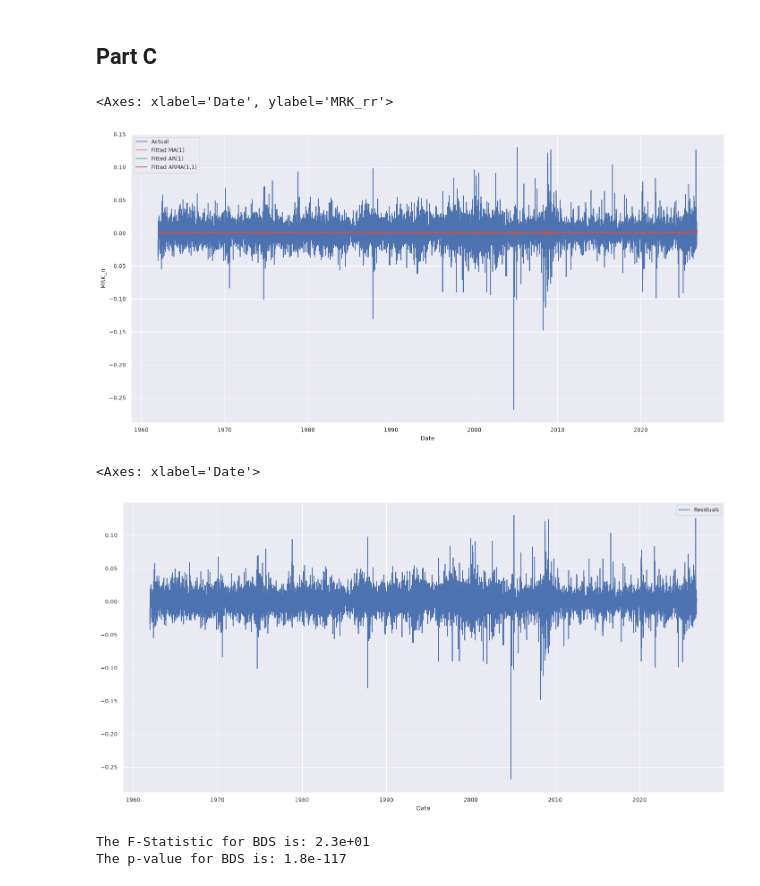
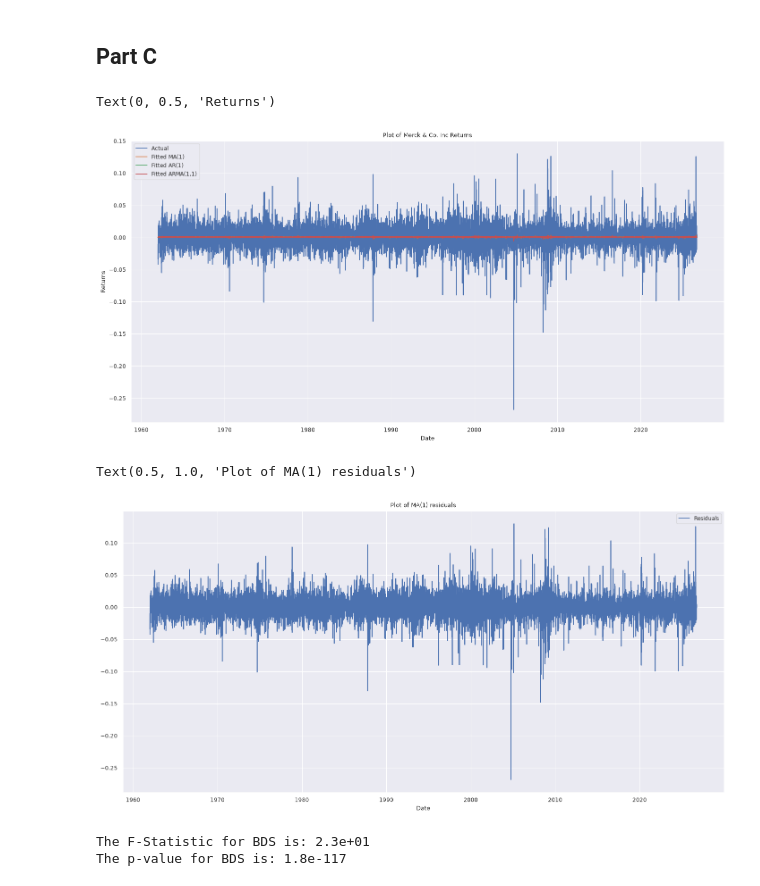
Before and after one commit to naziferam/ECON-Group-Project-, a Jupyter notebook: Project_Notebook.ipynb, the cells around one changed output. Cells and saved outputs as stored; diff of their text form; code cells hidden in the pictures.

Commit message:
Edited title(s) for plots in Q6

```diff
--- a/Project_Notebook.ipynb
+++ b/Project_Notebook.ipynb
@@ -1182,26 +1182,30 @@ Warnings:
 # %%
 # Fit ARMA(0, 1)
 model_results_0_1 = fit_ARMA(mrk_return_daily, 0, 1)
 model_results_1_0 = fit_ARMA(mrk_return_daily, 1, 0)
 model_results_1_1 = fit_ARMA(mrk_return_daily, 1, 1)
 
 # Plot Fitted and Actual Data
 fig, ax = plt.subplots(figsize = (14, 7), layout = 'constrained')
 
 sns.lineplot(mrk_return_daily, ax = ax, label = 'Actual')
 sns.lineplot(model_results_0_1.fittedvalues, ax = ax, label = 'Fitted MA(1)')
 sns.lineplot(model_results_1_0.fittedvalues, ax = ax, label = 'Fitted AR(1)')
 sns.lineplot(model_results_1_1.fittedvalues, ax = ax, label = 'Fitted ARMA(1,1)')
+
+ax.set_title("Plot of Merck & Co. Inc Returns")
+ax.set_ylabel("Returns")
 # %% [output]
-<Axes: xlabel='Date', ylabel='MRK_rr'>
+Text(0, 0.5, 'Returns')
-[figure, old version]
+[figure, new version]
 # %%
 fig, ax = plt.subplots(figsize = (14, 7), layout = 'constrained')
 
 sns.lineplot(model_results_0_1.resid, ax = ax, label = 'Residuals')
+ax.set_title("Plot of MA(1) residuals")
 # %% [output]
-<Axes: xlabel='Date'>
+Text(0.5, 1.0, 'Plot of MA(1) residuals')
-[figure, old version]
+[figure, new version]
 # %%
 # Part 6(c) - BDS test on ARMA residuals
 
```
Also changed, not shown: parts of 20 cells of this notebook.
